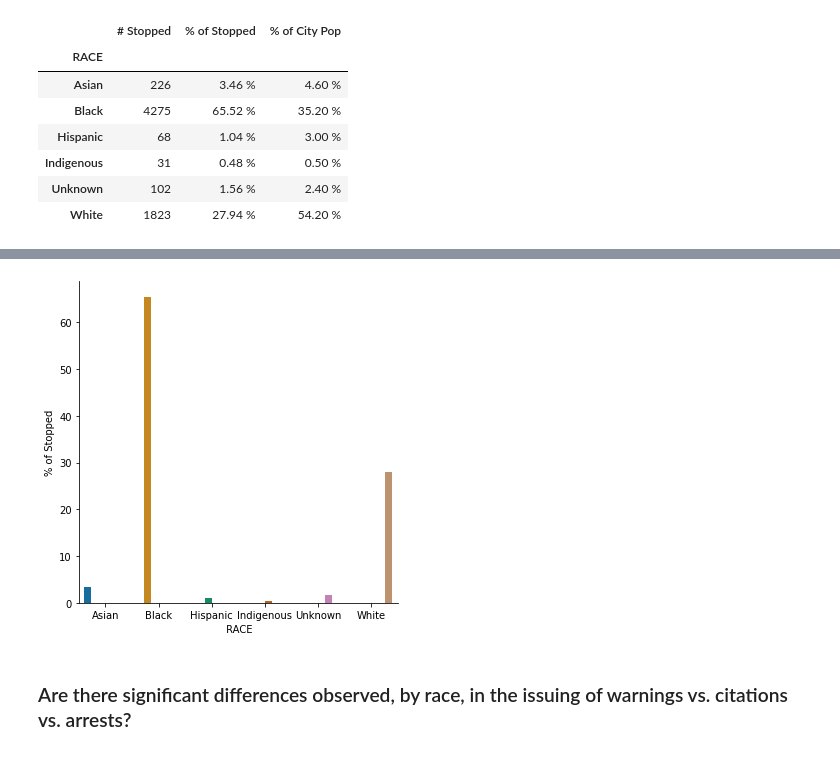
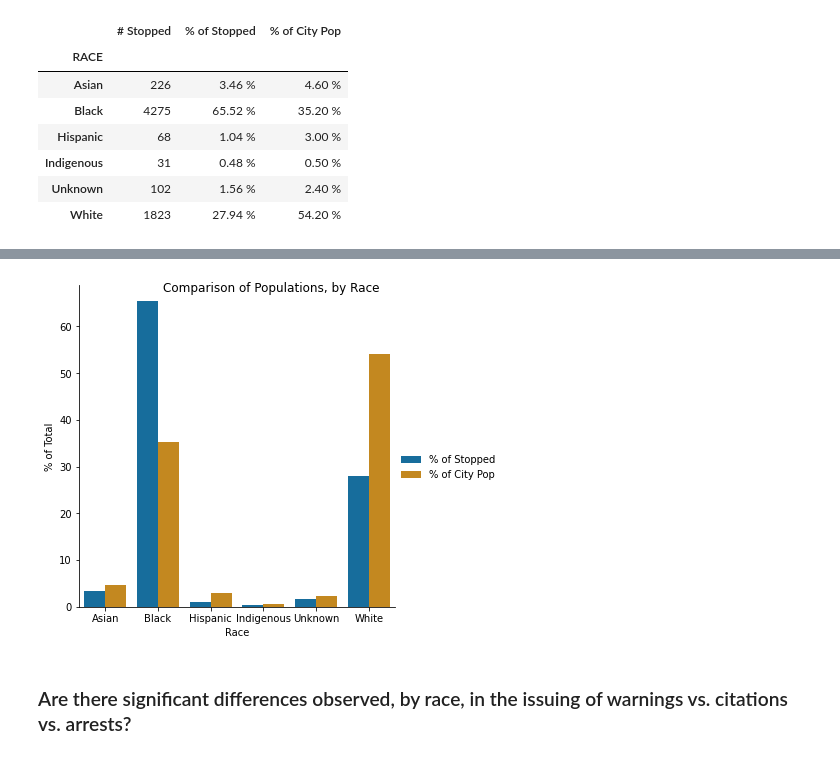
Before and after one commit to BHuesmann/u_city_2018_vehicle_stops, a Jupyter notebook: u_city_2018_vehicle_stops.ipynb, the cells around one changed output, grey strips where cells are left out. Drawn from its saved outputs; the diff is of its cells as text; code cells hidden in the pictures.

```diff
--- a/u_city_2018_vehicle_stops.ipynb
+++ b/u_city_2018_vehicle_stops.ipynb
@@ -108,17 +83,25 @@ Index([' RACE', '# Stopped', '% of Stopped', '% of City Pop'], dtype='object')
-# %%
-# fig, ax = plt.subplots(figsize=(10,6))
-# ax1.set_title('Racial Comparison of Traffic Stops vs. City Population')
-# ax1.set_xlabel('Race (based on visual observation)')
-sns.catplot(x=' RACE',
-            y='% of Stopped',
-            data=race_df,
-            kind='bar',
-            hue=' RACE',
-            palette='colorblind')
-
-plt.show()
-# %% [output]
-[figure, removed]
+# %%
+#The DataFrame created above has to be modified in order to make a side-by-side bar chart
+race_df.reset_index(inplace=True)
+
+melt_race = pd.melt(race_df, id_vars=[' RACE'], value_vars=['% of Stopped', '% of City Pop'])
+# display(melt_race)
+
+race_bar = sns.catplot(x=' RACE',
+            y='value',
+            data=melt_race,
+            kind='bar',
+            hue='variable',
+            palette='colorblind')
+
+race_bar.fig.suptitle('Comparison of Populations, by Race')
+new_title = ' '
+race_bar._legend.set_title(new_title)
+race_bar.set_xlabels('Race')
+race_bar.set_ylabels('% of Total')
+plt.show()
+# %% [output]
+[figure, added]
 # %% [markdown]
 ### Are there significant differences observed, by race, in the issuing of warnings vs. citations vs. arrests?
 # %%
```
Also changed, not shown: parts of 7 cells of this notebook, 1 other file.
